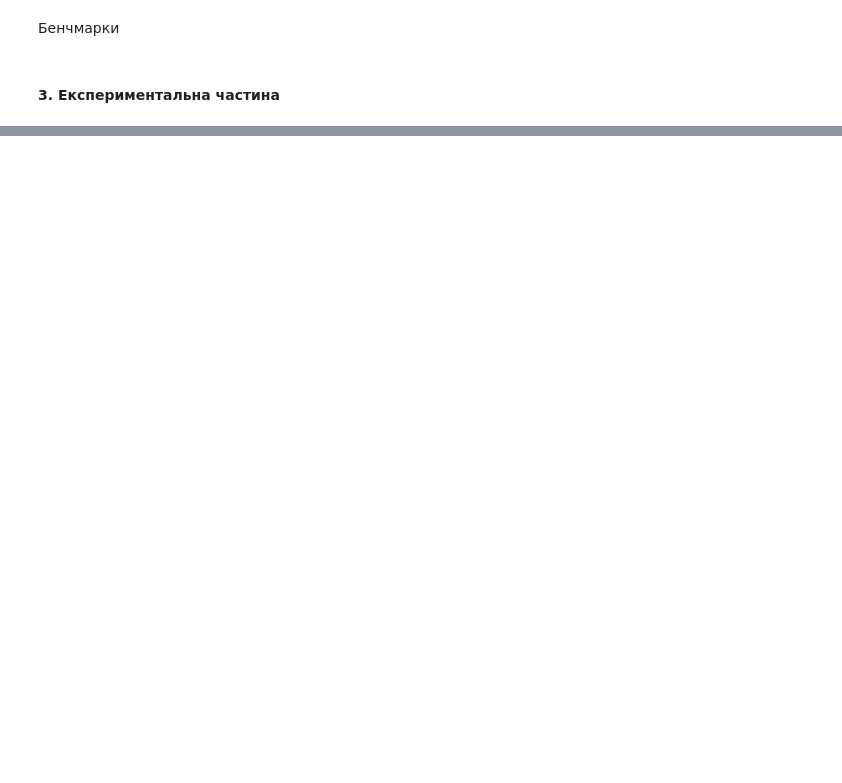
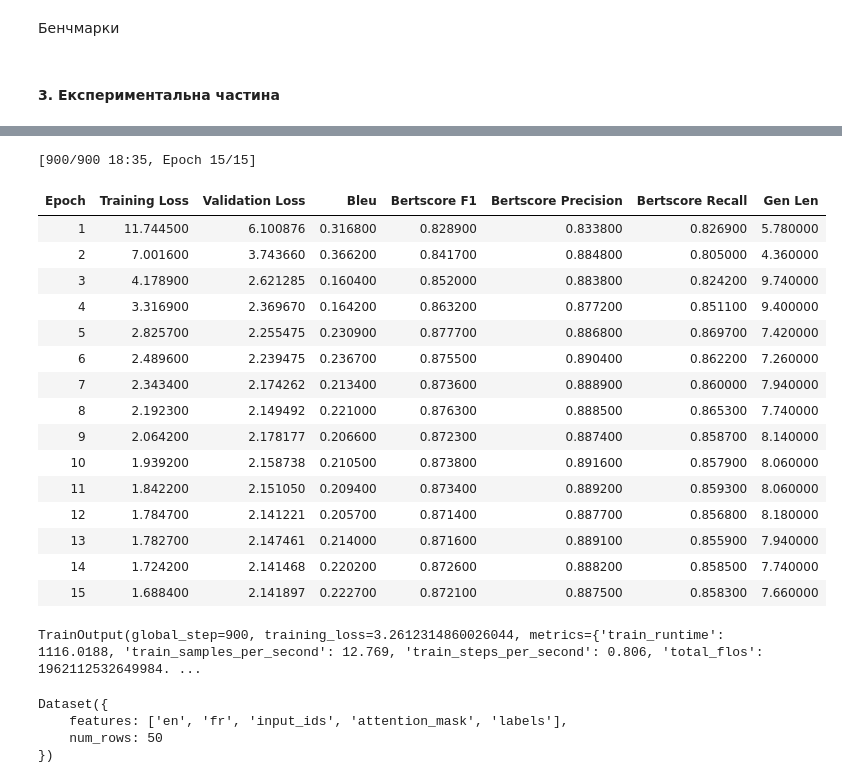
Before and after one commit to oYPIo/nlp, a Jupyter notebook: lab2.ipynb, the cells around one changed output, grey strips where cells are left out. Cells and saved outputs as stored; diff of their text form; code cells hidden in the pictures; blank space fills up the shorter version.

Commit message:
lab2: transformer

```diff
--- a/lab2.ipynb
+++ b/lab2.ipynb
@@ -170,0 +191,16 @@ Second Committee Open the gate!
+# %%
+import torch
+from datasets import load_dataset
+import evaluate
+from transformers import (
+    MT5ForConditionalGeneration,
+    MT5Tokenizer,
+    Seq2SeqTrainer,
+    Seq2SeqTrainingArguments,
+    DataCollatorForSeq2Seq,
+)
+
+model_name = "google/mt5-base"
+tokenizer = MT5Tokenizer.from_pretrained(model_name)
+model = MT5ForConditionalGeneration.from_pretrained(model_name)
+MAX_LEN = 256
@@ -170,0 +275,26 @@ Second Committee Open the gate!
+# %%
+data_collator = DataCollatorForSeq2Seq(tokenizer, model=model, label_pad_token_id=-100)
+
+training_args = Seq2SeqTrainingArguments(
+    output_dir="./mt5_fr2en",
+    evaluation_strategy="epoch",
+    logging_strategy="epoch",
+    per_device_train_batch_size=16,
+    per_device_eval_batch_size=16,
+    predict_with_generate=True,  # This ensures that model.generate() is used for predictions. Think about where do we need it?
+    num_train_epochs=15,
+    learning_rate=1e-4,
+    weight_decay=0.01,
+    save_total_limit=1,
+    push_to_hub=False
+)
+
+trainer = Seq2SeqTrainer(
+    model=model,
+    args=training_args,
+    train_dataset=train_dataset,
+    eval_dataset=eval_dataset,
+    data_collator=data_collator,
+    tokenizer=tokenizer,
+    compute_metrics=compute_metrics
+)
@@ -170,0 +347,28 @@ Second Committee Open the gate!
+# %%
+trainer.train()
+# %% [output]
+[900/900 18:35, Epoch 15/15]
+| Epoch | Training Loss | Validation Loss | Bleu | Bertscore F1 | Bertscore Precision | Bertscore Recall | Gen Len |
+| 1 | 11.744500 | 6.100876 | 0.316800 | 0.828900 | 0.833800 | 0.826900 | 5.780000 |
+| 2 | 7.001600 | 3.743660 | 0.366200 | 0.841700 | 0.884800 | 0.805000 | 4.360000 |
+| 3 | 4.178900 | 2.621285 | 0.160400 | 0.852000 | 0.883800 | 0.824200 | 9.740000 |
+| 4 | 3.316900 | 2.369670 | 0.164200 | 0.863200 | 0.877200 | 0.851100 | 9.400000 |
+| 5 | 2.825700 | 2.255475 | 0.230900 | 0.877700 | 0.886800 | 0.869700 | 7.420000 |
+| 6 | 2.489600 | 2.239475 | 0.236700 | 0.875500 | 0.890400 | 0.862200 | 7.260000 |
+| 7 | 2.343400 | 2.174262 | 0.213400 | 0.873600 | 0.888900 | 0.860000 | 7.940000 |
+| 8 | 2.192300 | 2.149492 | 0.221000 | 0.876300 | 0.888500 | 0.865300 | 7.740000 |
+| 9 | 2.064200 | 2.178177 | 0.206600 | 0.872300 | 0.887400 | 0.858700 | 8.140000 |
+| 10 | 1.939200 | 2.158738 | 0.210500 | 0.873800 | 0.891600 | 0.857900 | 8.060000 |
+| 11 | 1.842200 | 2.151050 | 0.209400 | 0.873400 | 0.889200 | 0.859300 | 8.060000 |
+| 12 | 1.784700 | 2.141221 | 0.205700 | 0.871400 | 0.887700 | 0.856800 | 8.180000 |
+| 13 | 1.782700 | 2.147461 | 0.214000 | 0.871600 | 0.889100 | 0.855900 | 7.940000 |
+| 14 | 1.724200 | 2.141468 | 0.220200 | 0.872600 | 0.888200 | 0.858500 | 7.740000 |
+| 15 | 1.688400 | 2.141897 | 0.222700 | 0.872100 | 0.887500 | 0.858300 | 7.660000 |
+TrainOutput(global_step=900, training_loss=3.2612314860026044, metrics={'train_runtime': 1116.0188, 'train_samples_per_second': 12.769, 'train_steps_per_second': 0.806, 'total_flos': 1962112532649984. ...
+# %%
+eval_dataset
+# %% [output]
+Dataset({
+    features: ['en', 'fr', 'input_ids', 'attention_mask', 'labels'],
+    num_rows: 50
+})
```
Also changed, not shown: parts of 43 cells of this notebook, 9 other files.
